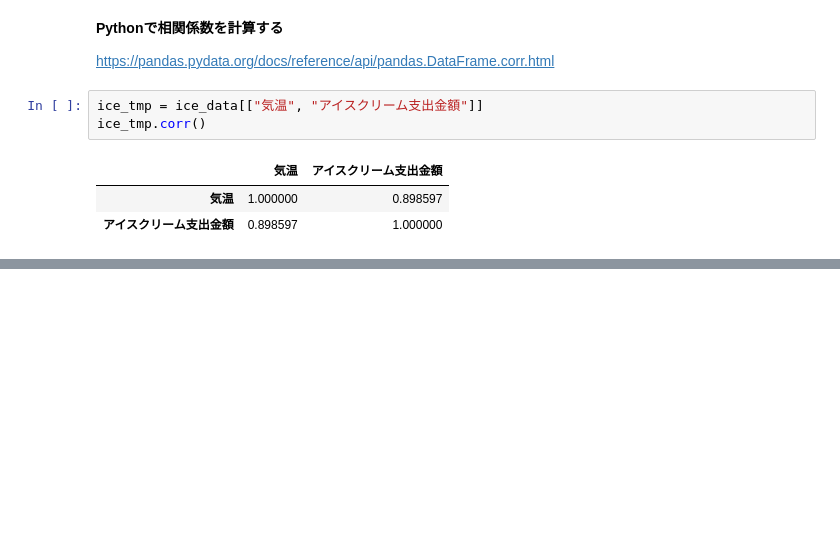
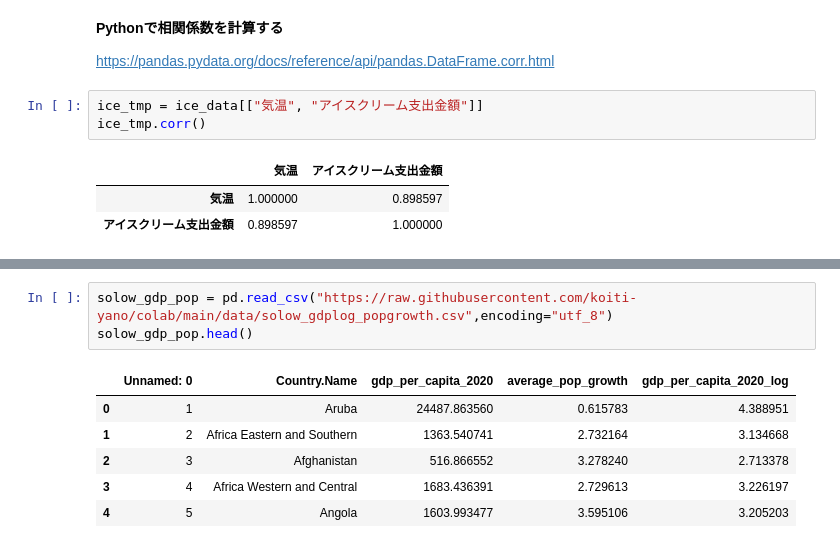
Before and after one commit to koiti-yano/colab, a Jupyter notebook: python/python_stats_intro_02_ols.ipynb, the cells around one changed output, grey strips where cells are left out. Drawn from its saved outputs; the diff is of its cells as text; blank space fills up the shorter version.

```diff
--- a/python/python_stats_intro_02_ols.ipynb
+++ b/python/python_stats_intro_02_ols.ipynb
@@ -92 +119,11 @@ ice_tmp.corr()
+# %%
+solow_gdp_pop = pd.read_csv("https://raw.githubusercontent.com/koiti-yano/colab/main/data/solow_gdplog_popgrowth.csv",encoding="utf_8")
+solow_gdp_pop.head()
+# %% [output]
+|  | Unnamed: 0 | Country.Name | gdp_per_capita_2020 | average_pop_growth | gdp_per_capita_2020_log |
+| 0 | 1 | Aruba | 24487.863560 | 0.615783 | 4.388951 |
+| 1 | 2 | Africa Eastern and Southern | 1363.540741 | 2.732164 | 3.134668 |
+| 2 | 3 | Afghanistan | 516.866552 | 3.278240 | 2.713378 |
+| 3 | 4 | Africa Western and Central | 1683.436391 | 2.729613 | 3.226197 |
+| 4 | 5 | Angola | 1603.993477 | 3.595106 | 3.205203 |
 # %%
```
Also changed, not shown: parts of 9 cells of this notebook.
